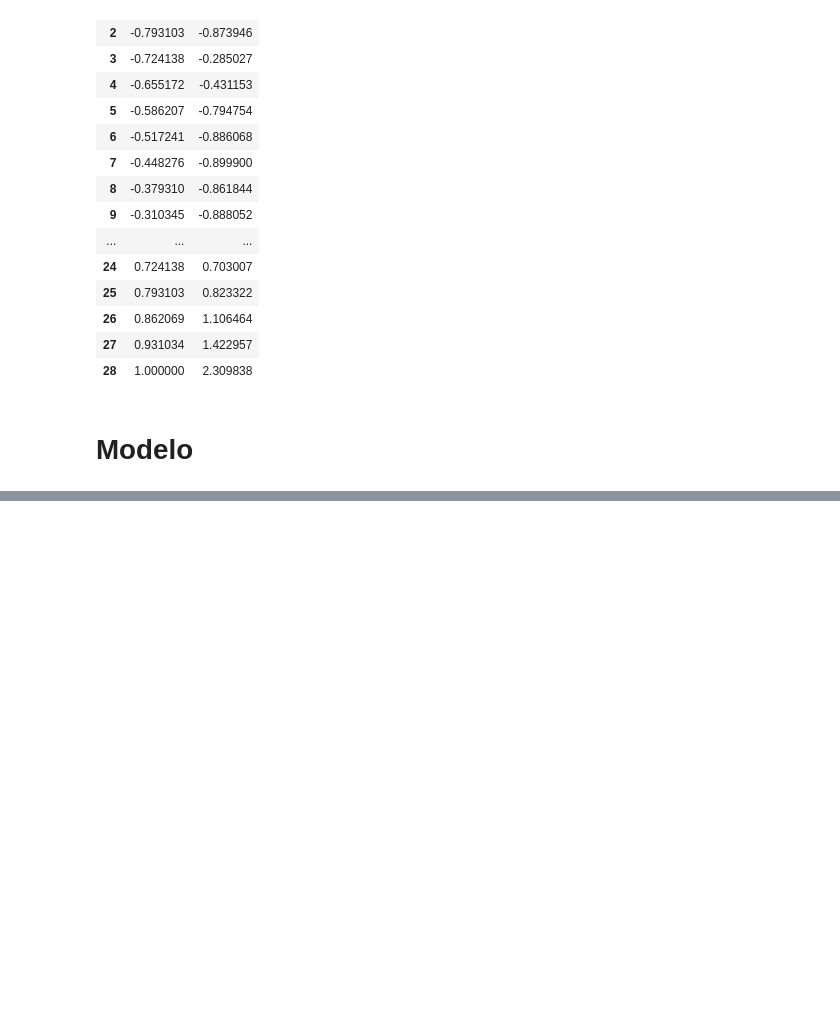
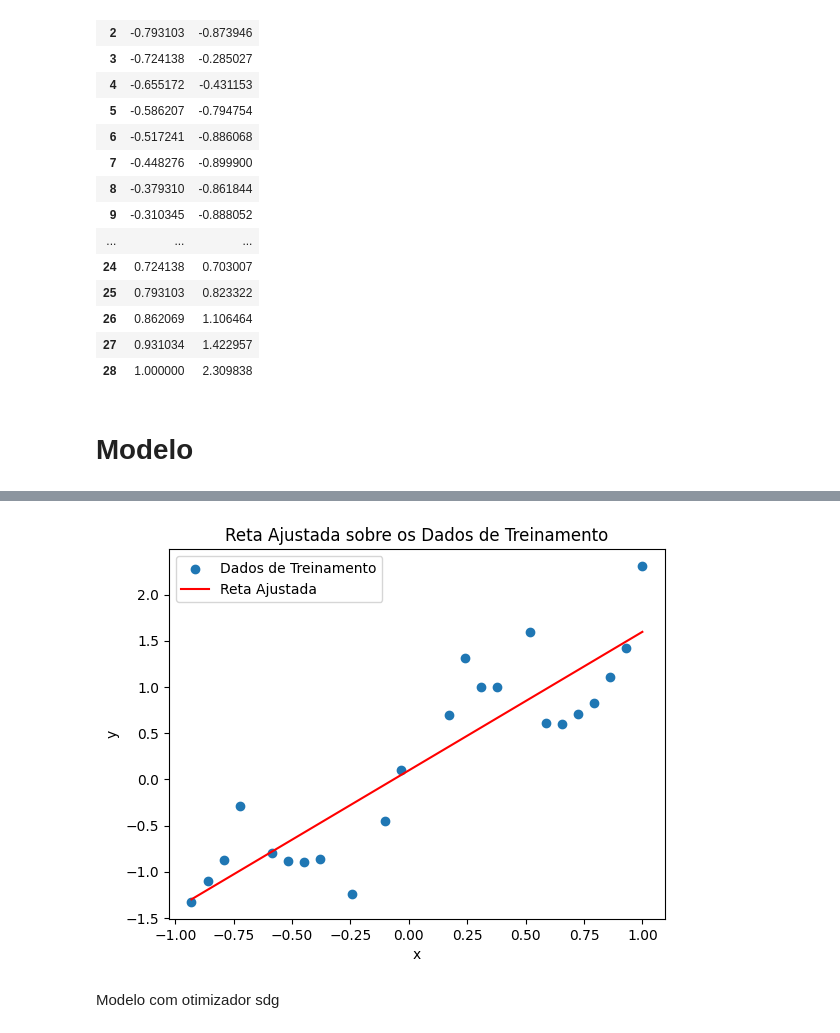
Before and after one commit to J0hnV1ct0r/Rpad, a Jupyter notebook: Regressao_linear.ipynb, the cells around one changed output, grey strips where cells are left out. Cells and saved outputs as stored; diff of their text form; code cells hidden in the pictures; blank space fills up the shorter version.

```diff
--- a/Regressao_linear.ipynb
+++ b/Regressao_linear.ipynb
@@ -90,0 +156,17 @@ otimizador OLS
+# %%
+# Gerar pontos para a reta ajustada (usando intervalo de x do conjunto de treinamento)
+x_reta = np.linspace(train['x'].min(), train['x'].max(), 100)
+y_reta = lr_gd.w0 + lr_gd.w1 * x_reta
+
+# Plotar os dados de treinamento e a reta ajustada
+plt.scatter(train['x'], train['y'], label='Dados de Treinamento')  # Plotar apenas dados de treinamento
+plt.plot(x_reta, y_reta, color='red', label='Reta Ajustada')
+plt.xlabel('x')
+plt.ylabel('y')
+plt.title('Reta Ajustada sobre os Dados de Treinamento')
+plt.legend()
+plt.show()
+# %% [output]
+[figure, added]
+# %% [markdown]
+Modelo com otimizador sdg
```
Also changed, not shown: parts of 17 cells of this notebook.
